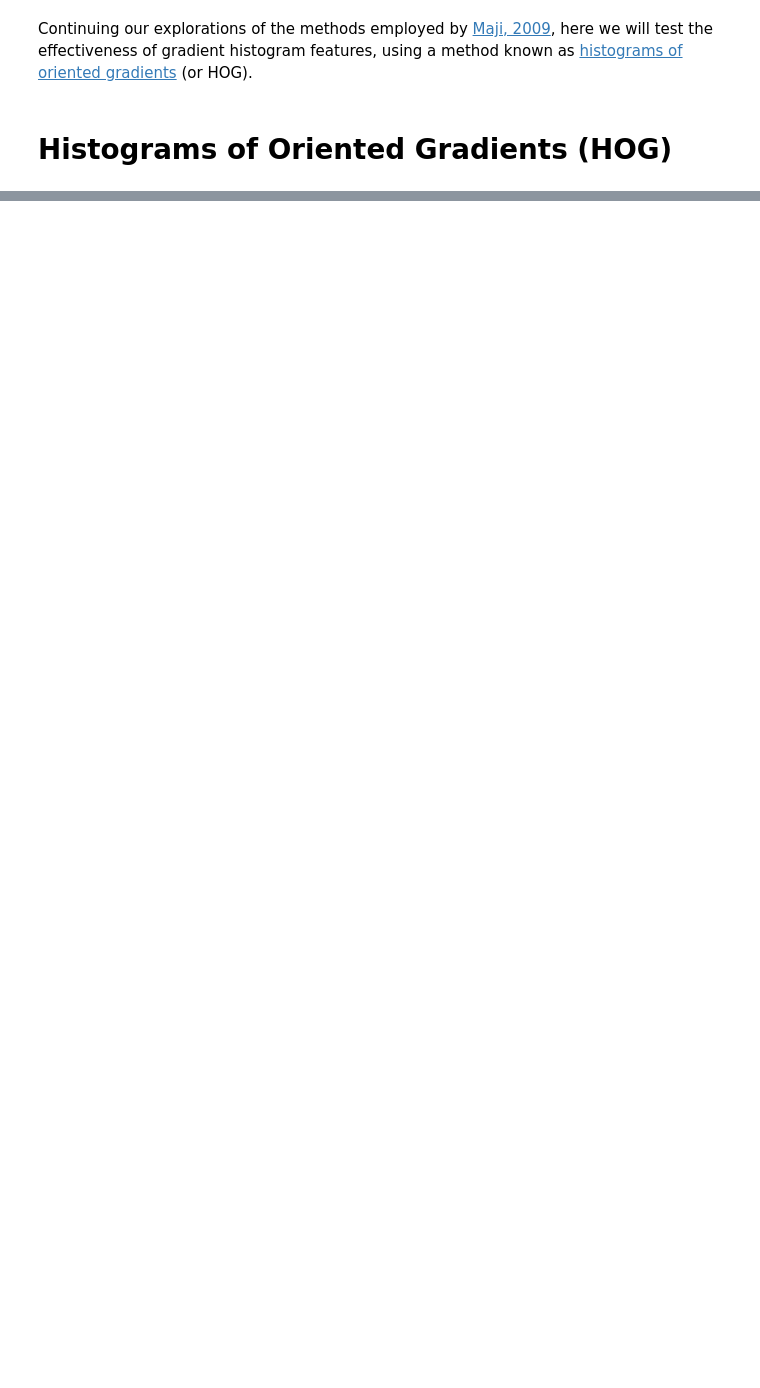
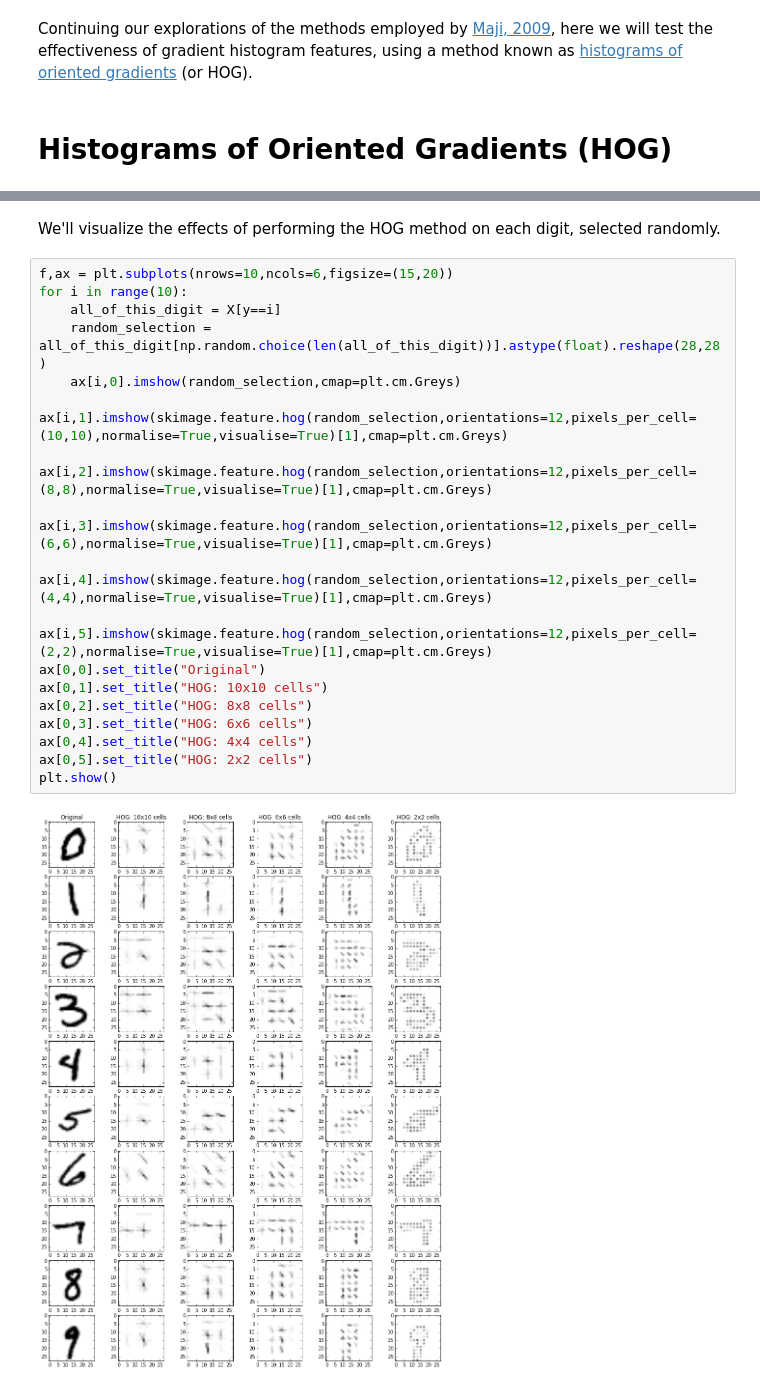
Before and after one commit to bruce32118/DataScienceStuff, a Jupyter notebook: Kaggle Contests/Digit Recognizer/3, Gradient Histograms.ipynb, the cells around one changed output, grey strips where cells are left out. Drawn from its saved outputs; the diff is of its cells as text; blank space fills up the shorter version.

```diff
--- a/Kaggle Contests/Digit Recognizer/3, Gradient Histograms.ipynb
+++ b/Kaggle Contests/Digit Recognizer/3, Gradient Histograms.ipynb
@@ -25,0 +32,22 @@ HOG methods are comprised of five steps:
+# %% [markdown]
+We'll visualize the effects of performing the HOG method on each digit, selected randomly.
+# %%
+f,ax = plt.subplots(nrows=10,ncols=6,figsize=(15,20))
+for i in range(10):
+    all_of_this_digit = X[y==i]
+    random_selection = all_of_this_digit[np.random.choice(len(all_of_this_digit))].astype(float).reshape(28,28)
+    ax[i,0].imshow(random_selection,cmap=plt.cm.Greys)
+    ax[i,1].imshow(skimage.feature.hog(random_selection,orientations=12,pixels_per_cell=(10,10),normalise=True,visualise=True)[1],cmap=plt.cm.Greys)
+    ax[i,2].imshow(skimage.feature.hog(random_selection,orientations=12,pixels_per_cell=(8,8),normalise=True,visualise=True)[1],cmap=plt.cm.Greys)
+    ax[i,3].imshow(skimage.feature.hog(random_selection,orientations=12,pixels_per_cell=(6,6),normalise=True,visualise=True)[1],cmap=plt.cm.Greys)
+    ax[i,4].imshow(skimage.feature.hog(random_selection,orientations=12,pixels_per_cell=(4,4),normalise=True,visualise=True)[1],cmap=plt.cm.Greys)
+    ax[i,5].imshow(skimage.feature.hog(random_selection,orientations=12,pixels_per_cell=(2,2),normalise=True,visualise=True)[1],cmap=plt.cm.Greys)
+ax[0,0].set_title("Original")
+ax[0,1].set_title("HOG: 10x10 cells")
+ax[0,2].set_title("HOG: 8x8 cells")
+ax[0,3].set_title("HOG: 6x6 cells")
+ax[0,4].set_title("HOG: 4x4 cells")
+ax[0,5].set_title("HOG: 2x2 cells")
+plt.show()
+# %% [output]
+[figure, added]
```
Also changed, not shown: parts of 14 cells of this notebook, 3 other files.
